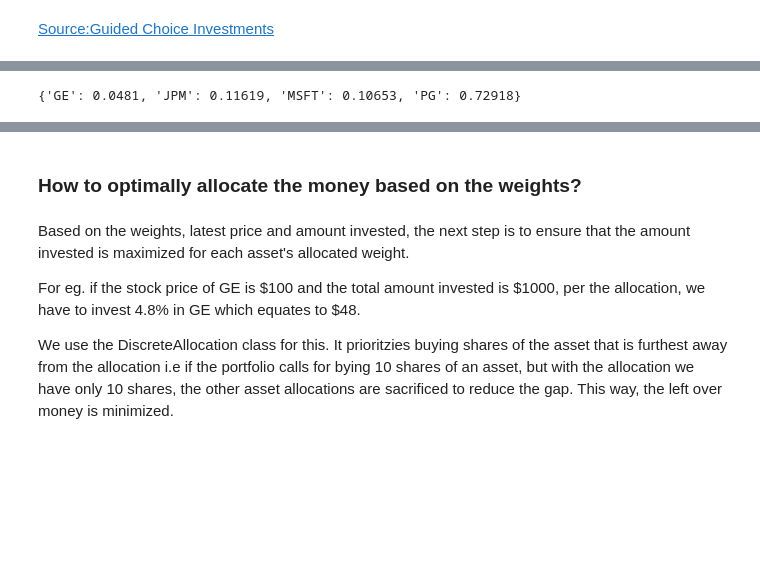
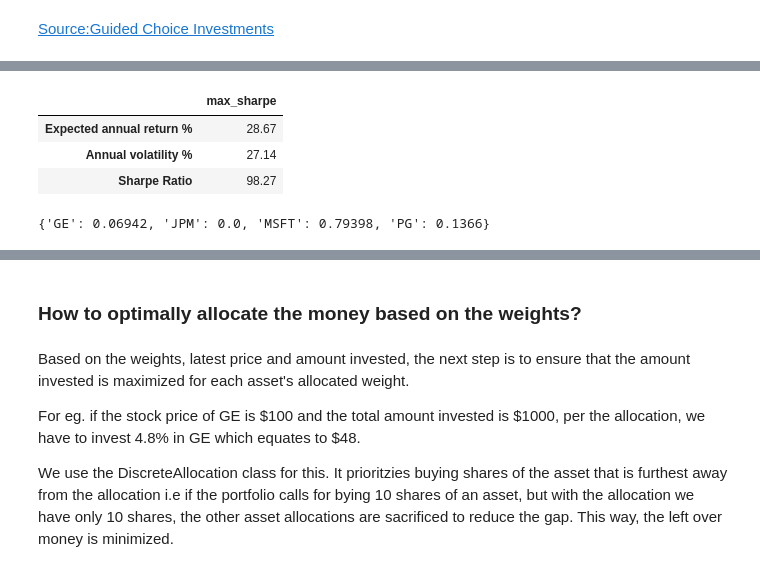
Before and after one commit to rahulakrish/portfolio_builder, a Jupyter notebook: code/new.ipynb, the cells around one changed output, grey strips where cells are left out. Drawn from its saved outputs; the diff is of its cells as text; code cells hidden in the pictures; blank space fills up the shorter version.

```diff
--- a/code/new.ipynb
+++ b/code/new.ipynb
@@ -652,6 +624,23 @@ Sharpe Ratio: 0.58
+# %%
+#calculate the efficient frontier
+ef1 = EfficientFrontier(mu,sigma)
+ef1.max_sharpe()
+
+#this is performance of max_sharpe
+perf = ef1.portfolio_performance(risk_free_rate=0.04)
+
+#assemble into a df for readability
+ef1_df = pd.DataFrame(perf,index=['Expected annual return %','Annual volatility %','Sharpe Ratio'],columns=['max_sharpe'])
+ef1_df = ef1_df.apply(lambda x : round((100*x),2))
+ef1_df
+# %% [output]
+|  | max_sharpe |
+| Expected annual return % | 28.67 |
+| Annual volatility % | 27.14 |
+| Sharpe Ratio | 98.27 |
 # %%
 #get the optimal weights for each asset
-cleaned_weights = dict(ef.clean_weights())
-cleaned_weights
+cleaned_weights_1 = dict(ef1.clean_weights())
+cleaned_weights_1
 # %% [output]
-{'GE': 0.0481, 'JPM': 0.11619, 'MSFT': 0.10653, 'PG': 0.72918}
+{'GE': 0.06942, 'JPM': 0.0, 'MSFT': 0.79398, 'PG': 0.1366}
```
Also changed, not shown: parts of 47 cells of this notebook.
